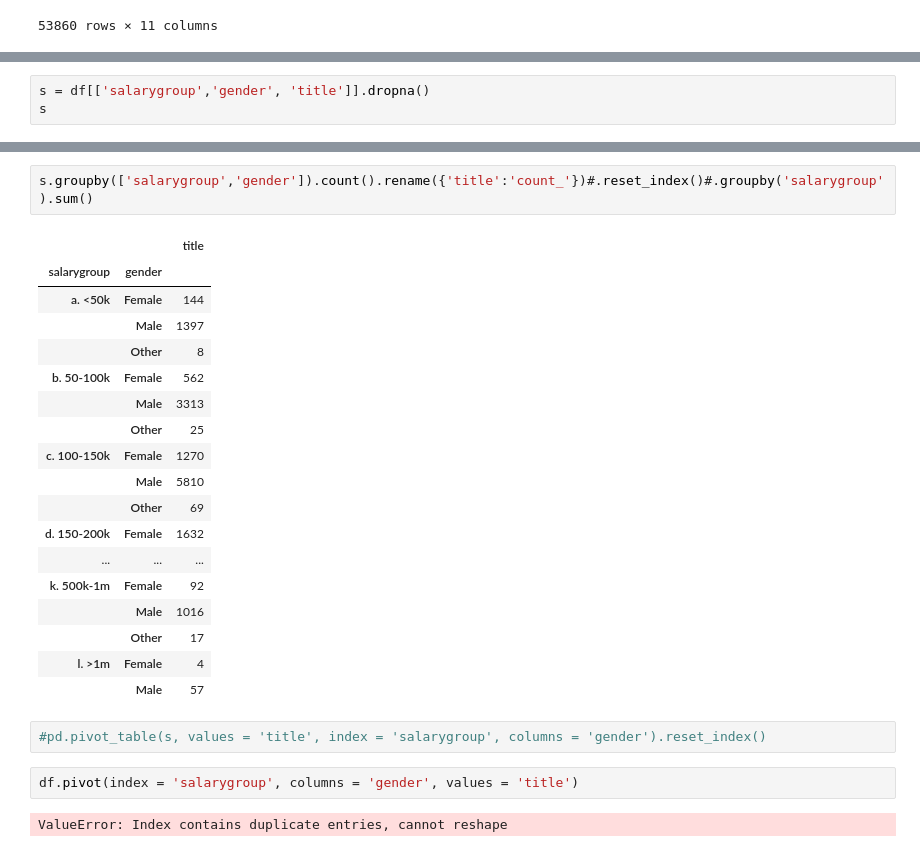
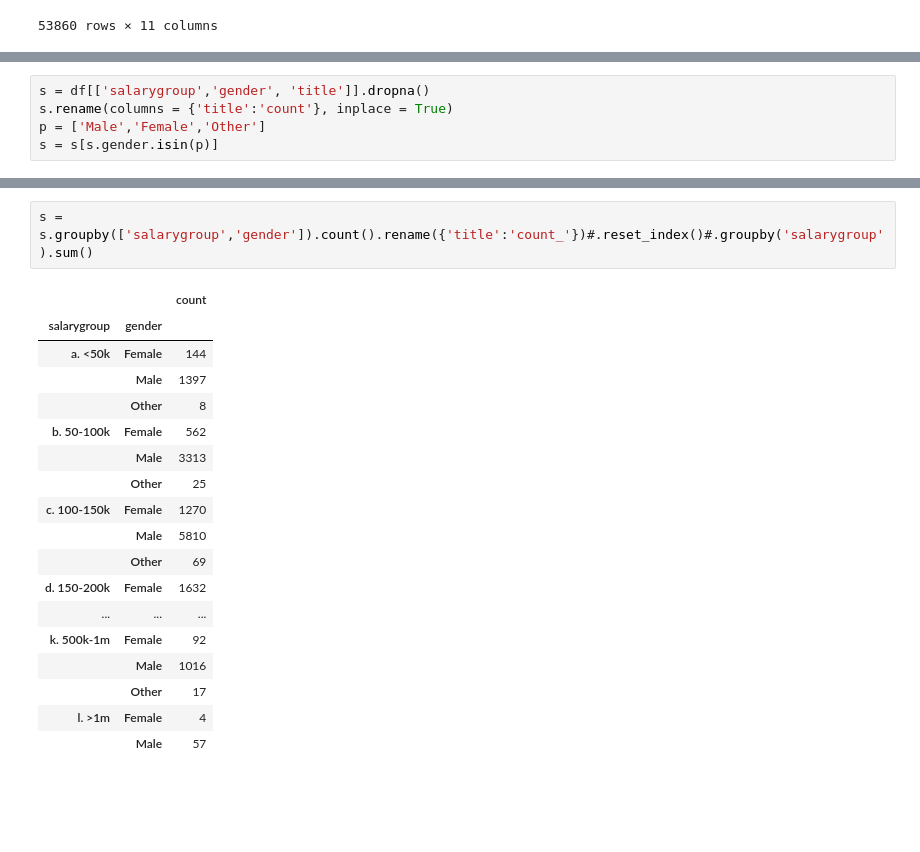
Before and after one commit to PriyankaVelagala/INM701, a Jupyter notebook: RegressionDatasetCleaning.ipynb, the cells around one changed output, grey strips where cells are left out. Drawn from its saved outputs; the diff is of its cells as text; blank space fills up the shorter version.

Commit message:
created df to impute values for gender

```diff
--- a/RegressionDatasetCleaning.ipynb
+++ b/RegressionDatasetCleaning.ipynb
@@ -320,4 +319,6 @@ ax.tick_params(axis='x', rotation=90)
 [figure]
 # %%
 s = df[['salarygroup','gender', 'title']].dropna()
-s
+s.rename(columns = {'title':'count'}, inplace = True)
+p = ['Male','Female','Other']
+s = s[s.gender.isin(p)]
@@ -356,7 +325,7 @@ s
 # %%
-s.groupby(['salarygroup','gender']).count().rename({'title':'count_'})#.reset_index()#.groupby('salarygroup').sum()
+s = s.groupby(['salarygroup','gender']).count().rename({'title':'count_'})#.reset_index()#.groupby('salarygroup').sum()
 # %% [output]
-|  |  | title |
+|  |  | count |
 | salarygroup | gender |  |
 | a. <50k | Female | 144 |
 |  | Male | 1397 |
@@ -374,9 +343,3 @@ s.groupby(['salarygroup','gender']).count().rename({'title':'count_'})#.reset_in
 |  | Other | 17 |
 | l. >1m | Female | 4 |
 |  | Male | 57 |
-# %%
-#pd.pivot_table(s, values = 'title', index = 'salarygroup', columns = 'gender').reset_index()
-# %%
-df.pivot(index = 'salarygroup', columns = 'gender', values = 'title')
-# %% [output]
-ValueError: Index contains duplicate entries, cannot reshape
```
Also changed, not shown: parts of 5 cells of this notebook.
